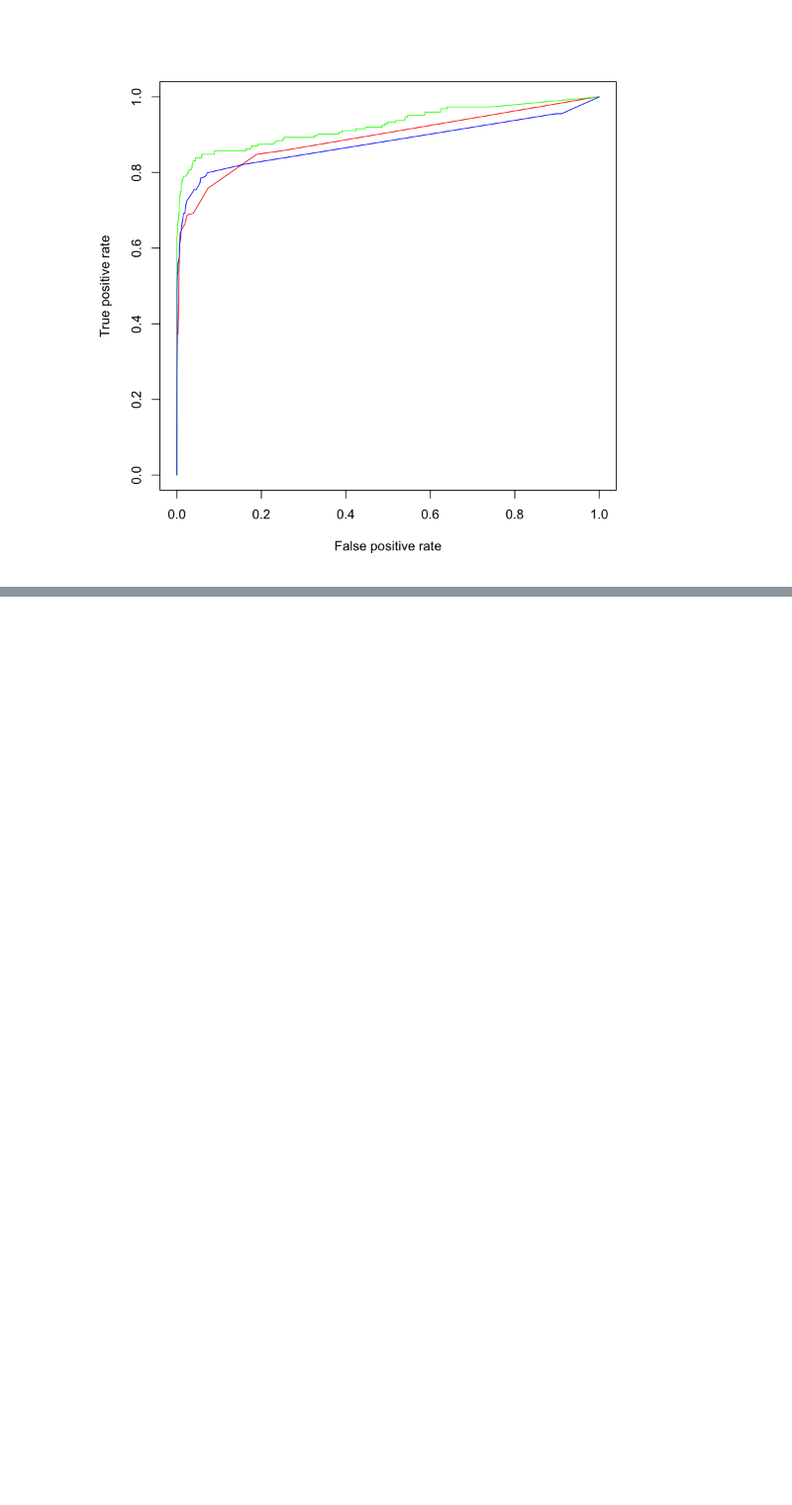
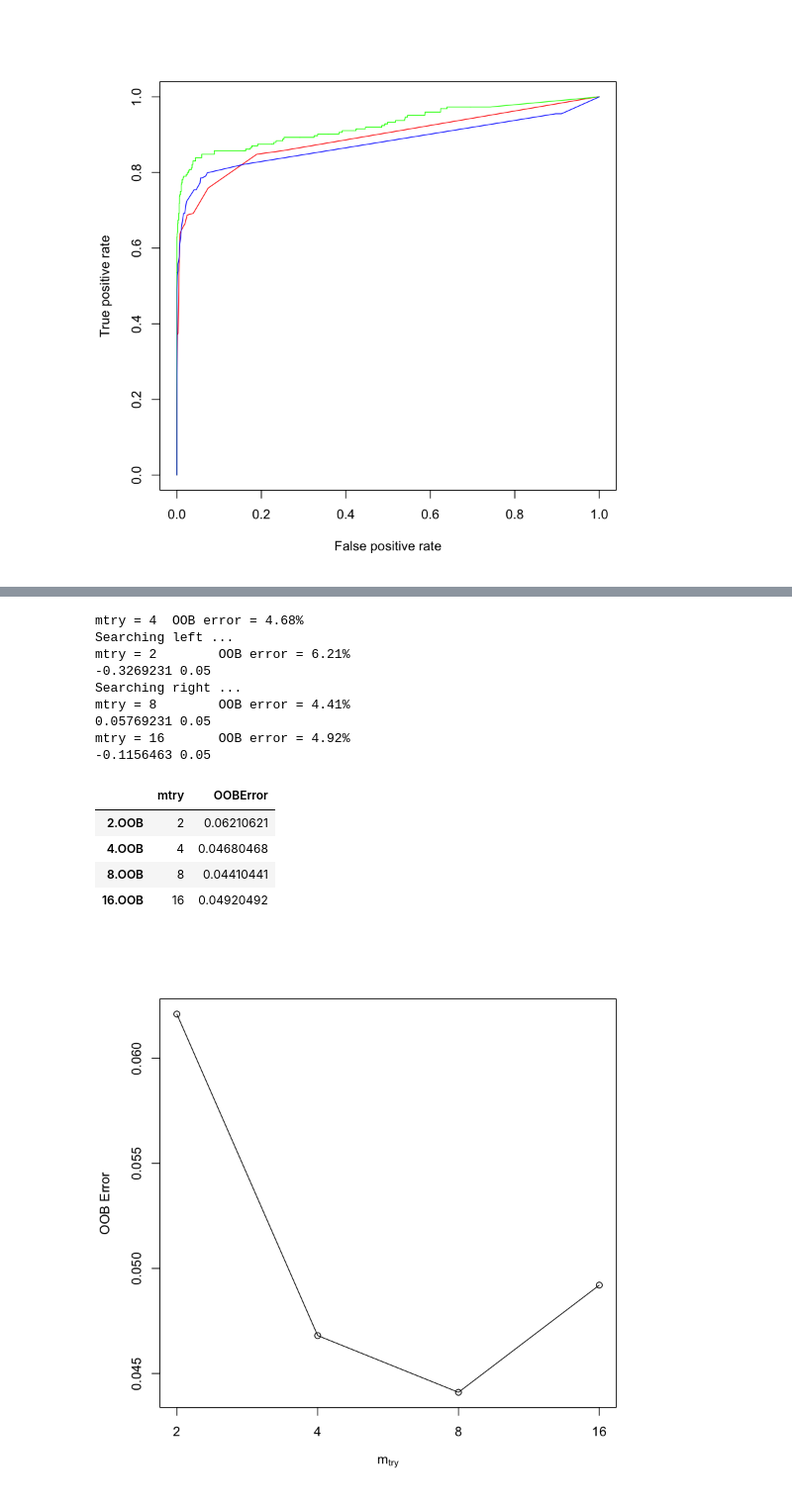
Before and after one commit to YuHsuanLin/riii, a Jupyter notebook: cb102/cb102_20180821.ipynb, the cells around one changed output, grey strips where cells are left out. Shown at 99% size. Drawn from its saved outputs; the diff is of its cells as text; code cells hidden in the pictures; blank space fills up the shorter version.

```diff
--- a/cb102/cb102_20180821.ipynb
+++ b/cb102/cb102_20180821.ipynb
@@ -614,0 +634,18 @@ plot(ctree_perf.rocr,col='blue',add=T)
+# %%
+tuneRF(churnTrain[ , !names(churnTrain) %in% c('churn')],churnTrain[,c('churn')])
+# %% [output]
+mtry = 4  OOB error = 4.68%
+Searching left ...
+mtry = 2        OOB error = 6.21%
+-0.3269231 0.05
+Searching right ...
+mtry = 8        OOB error = 4.41%
+0.05769231 0.05
+mtry = 16       OOB error = 4.92%
+-0.1156463 0.05
+|  | mtry | OOBError |
+| 2.OOB | 2 | 0.06210621 |
+| 4.OOB | 4 | 0.04680468 |
+| 8.OOB | 8 | 0.04410441 |
+| 16.OOB | 16 | 0.04920492 |
+[figure, added]
```
Also changed, not shown: parts of 8 cells of this notebook.
